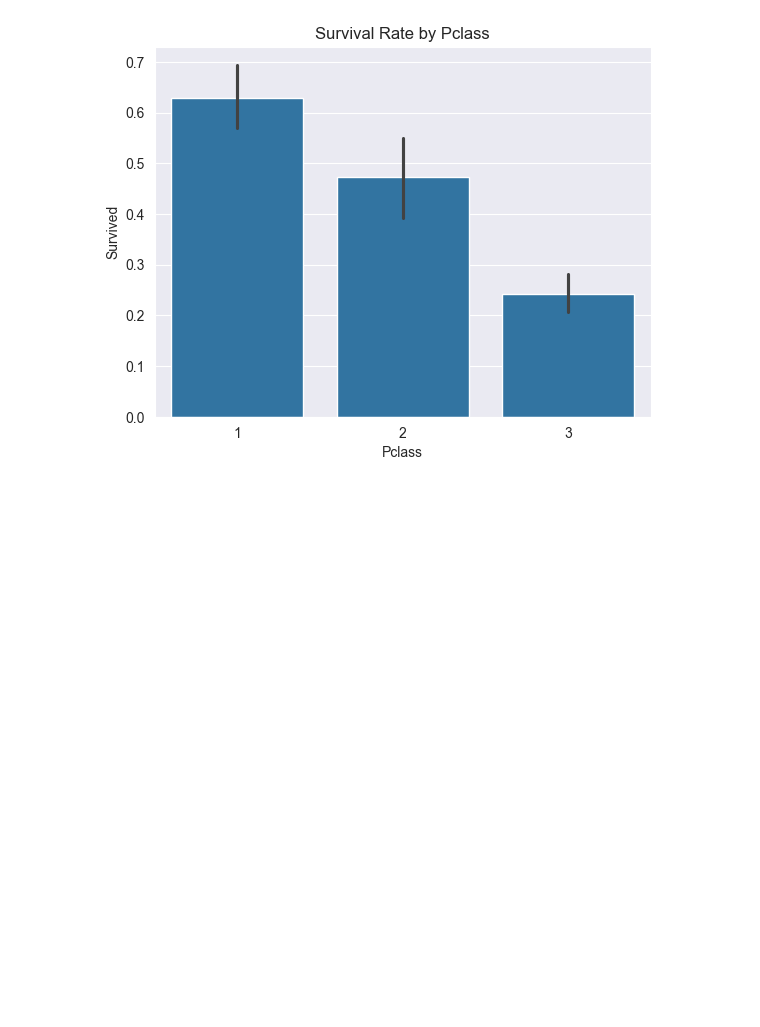
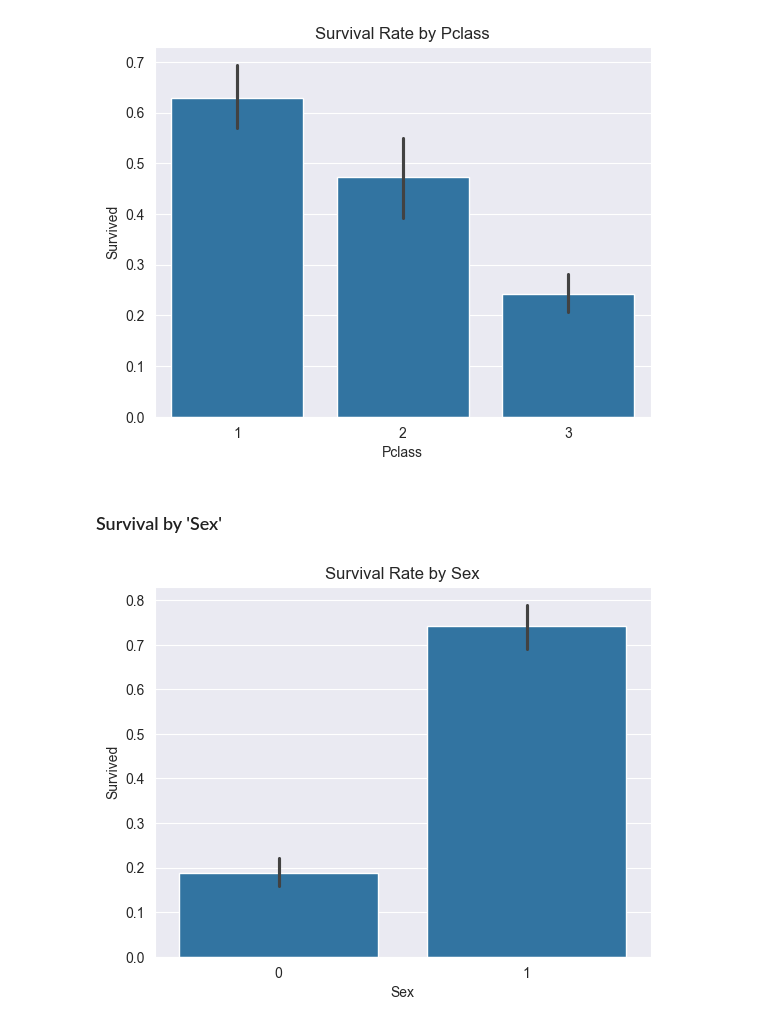
Before and after one commit to Hasan082/Data-Science-Portfolio, a Jupyter notebook: 1. Titanic Exploratory Analysis/Titanic_EDA_Project.ipynb, the cells around one changed output. Cells and saved outputs as stored; diff of their text form; code cells hidden in the pictures; blank space fills up the shorter version.

Commit message:
Barplot for sex with servival

```diff
--- a/1. Titanic Exploratory Analysis/Titanic_EDA_Project.ipynb
+++ b/1. Titanic Exploratory Analysis/Titanic_EDA_Project.ipynb
@@ -337,3 +337,16 @@ plt.show()
 # while 3rd class passengers had lower survival rates due to location and limited access.
 # %% [output]
 [figure]
+# %% [markdown]
+### Survival by 'Sex'
+# %%
+# Bar plot for survival rate by Sex
+sns.barplot(x='Sex', y='Survived', data=data)
+plt.title('Survival Rate by Sex')
+plt.show()
+
+# This bar plot shows how gender affected survival chances.
+# Women had a significantly higher survival rate than men,
+# likely due to the "women and children first" evacuation protocol followed during the disaster.
+# %% [output]
+[figure, added]
```
